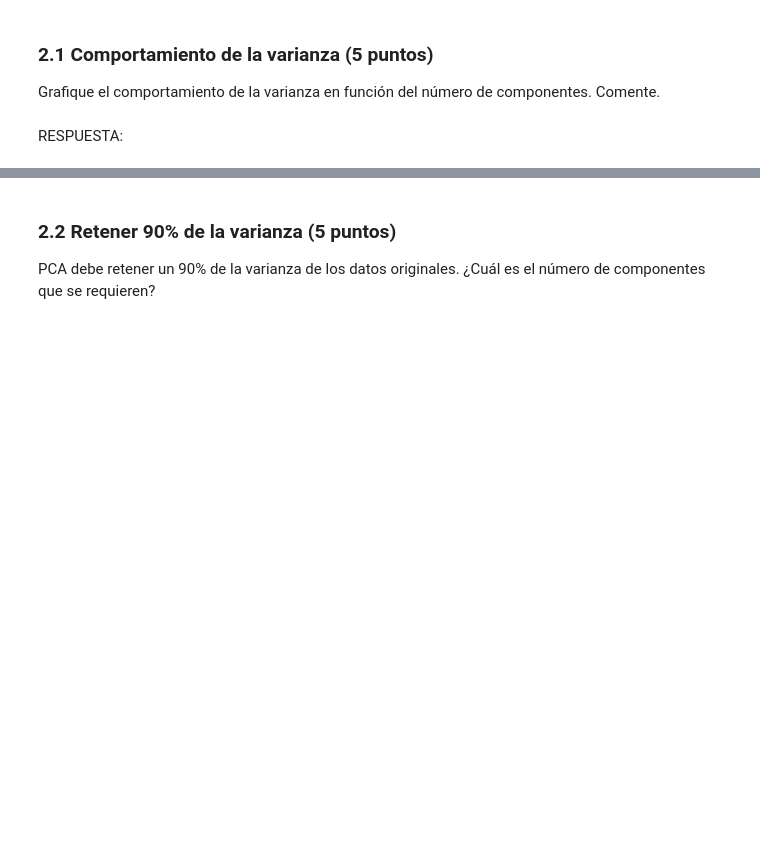
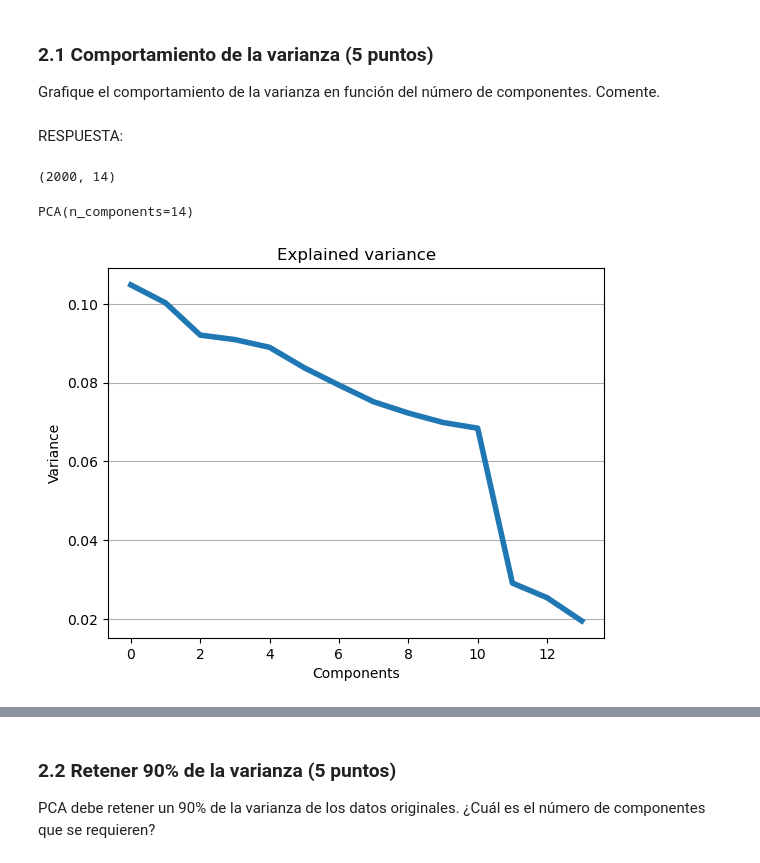
Before and after one commit to pedrozavalat/iic2433-tareas, a Jupyter notebook: t1/T1-IIC2433-PedroPabloZavalaTejos.ipynb, the cells around one changed output, grey strips where cells are left out. Drawn from its saved outputs; the diff is of its cells as text; code cells hidden in the pictures; blank space fills up the shorter version.

```diff
--- a/t1/T1-IIC2433-PedroPabloZavalaTejos.ipynb
+++ b/t1/T1-IIC2433-PedroPabloZavalaTejos.ipynb
@@ -281,5 +278,6 @@ Explique por qué es útil realizar esta acción.
 # %% [markdown]
 RESPUESTA:
 # %%
-columns = ['battery_power', 'clock_speed', 'fc', 'int_memory', 'm_dep', 'mobile_wt', 'n_cores', 'pc', 'px_height', 'px_width', 'ram', 'sc_h', 'sc_w', 'talk_time']
-X_normalized = pd.DataFrame(preprocessing.normalize(X[columns]), columns=columns)
+columns_names = ['battery_power', 'clock_speed', 'fc', 'int_memory', 'm_dep', 'mobile_wt', 'n_cores', 'pc', 'px_height', 'px_width', 'ram', 'sc_h', 'sc_w', 'talk_time']
+scaler = preprocessing.MinMaxScaler()
+X_ = scaler.fit_transform(X[columns_names]) # Realizamos un escalamiento para solo los atributos de 'columns_names'
@@ -333,3 +333,24 @@ En esta segunda sección se debe utilizar el resultado 1.3 de la parte 1. Para r
 Grafique el comportamiento de la varianza en función del número de componentes. Comente.
 # %% [markdown]
 RESPUESTA:
+# %%
+X_.shape
+# %% [output]
+(2000, 14)
+# %%
+from sklearn.decomposition import PCA
+pca = PCA(n_components = 14) # La cantidad de componentes sera la minima entre 14 y 2000 --> 14
+pca.fit(X_)
+# %% [output]
+PCA(n_components=14)
+# %%
+# grafico de la varianza explicada
+def plot_var_curve(X):
+    plt.plot(X, lw=4)
+    plt.grid(axis='y')
+    plt.xlabel('Components')
+    plt.ylabel('Variance')
+    plt.title('Explained variance')
+plot_var_curve(pca.explained_variance_ratio_)
+# %% [output]
+[figure, added]
```
Also changed, not shown: parts of 9 cells of this notebook.
